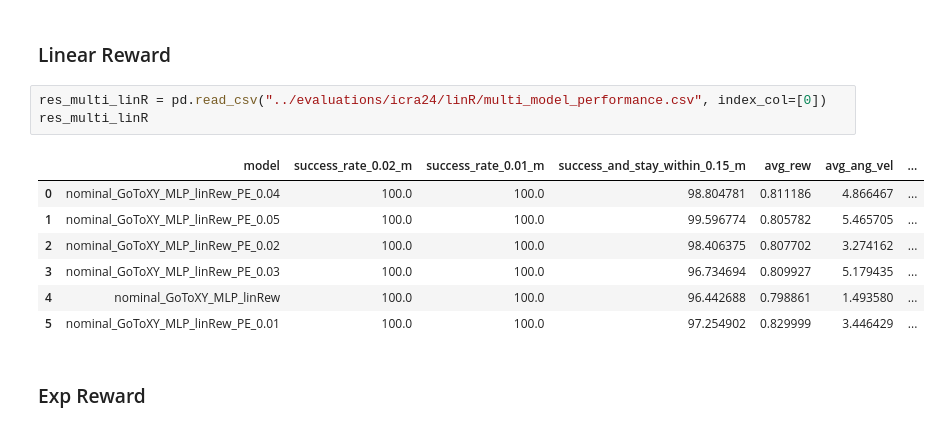
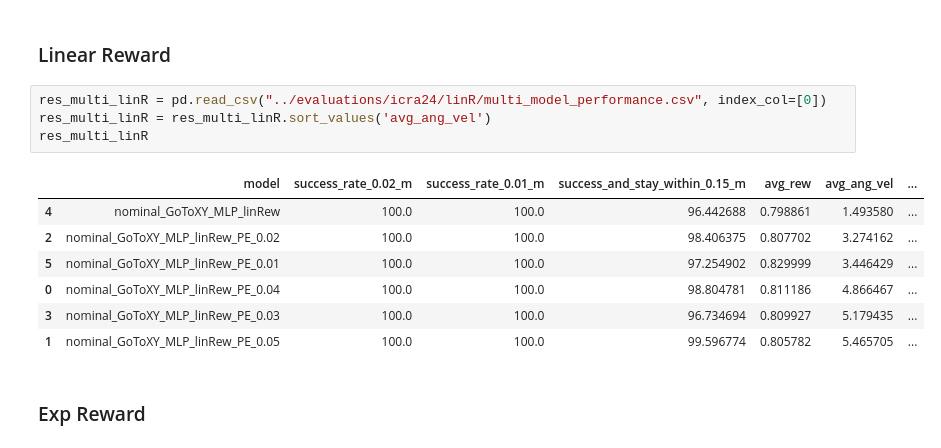
Before and after one commit to elharirymatteo/RANS, a Jupyter notebook: omniisaacgymenvs/utils/test_plots.ipynb, the cells around one changed output. Drawn from its saved outputs; the diff is of its cells as text.

```diff
--- a/omniisaacgymenvs/utils/test_plots.ipynb
+++ b/omniisaacgymenvs/utils/test_plots.ipynb
@@ -140,15 +140,16 @@ res_multi_new_mass
 ### Linear Reward
 # %%
 res_multi_linR = pd.read_csv("../evaluations/icra24/linR/multi_model_performance.csv", index_col=[0])
+res_multi_linR = res_multi_linR.sort_values('avg_ang_vel')
 res_multi_linR
 # %% [output]
 |  | model | success_rate_0.02_m | success_rate_0.01_m | success_and_stay_within_0.15_m | avg_rew | avg_ang_vel | ... |
+| 4 | nominal_GoToXY_MLP_linRew | 100.0 | 100.0 | 96.442688 | 0.798861 | 1.493580 | ... |
+| 2 | nominal_GoToXY_MLP_linRew_PE_0.02 | 100.0 | 100.0 | 98.406375 | 0.807702 | 3.274162 | ... |
+| 5 | nominal_GoToXY_MLP_linRew_PE_0.01 | 100.0 | 100.0 | 97.254902 | 0.829999 | 3.446429 | ... |
 | 0 | nominal_GoToXY_MLP_linRew_PE_0.04 | 100.0 | 100.0 | 98.804781 | 0.811186 | 4.866467 | ... |
+| 3 | nominal_GoToXY_MLP_linRew_PE_0.03 | 100.0 | 100.0 | 96.734694 | 0.809927 | 5.179435 | ... |
 | 1 | nominal_GoToXY_MLP_linRew_PE_0.05 | 100.0 | 100.0 | 99.596774 | 0.805782 | 5.465705 | ... |
-| 2 | nominal_GoToXY_MLP_linRew_PE_0.02 | 100.0 | 100.0 | 98.406375 | 0.807702 | 3.274162 | ... |
-| 3 | nominal_GoToXY_MLP_linRew_PE_0.03 | 100.0 | 100.0 | 96.734694 | 0.809927 | 5.179435 | ... |
-| 4 | nominal_GoToXY_MLP_linRew | 100.0 | 100.0 | 96.442688 | 0.798861 | 1.493580 | ... |
-| 5 | nominal_GoToXY_MLP_linRew_PE_0.01 | 100.0 | 100.0 | 97.254902 | 0.829999 | 3.446429 | ... |
 # %% [markdown]
 ### Exp Reward
 # %%
```
Also changed, not shown: parts of 3 cells of this notebook, 1 other file.
